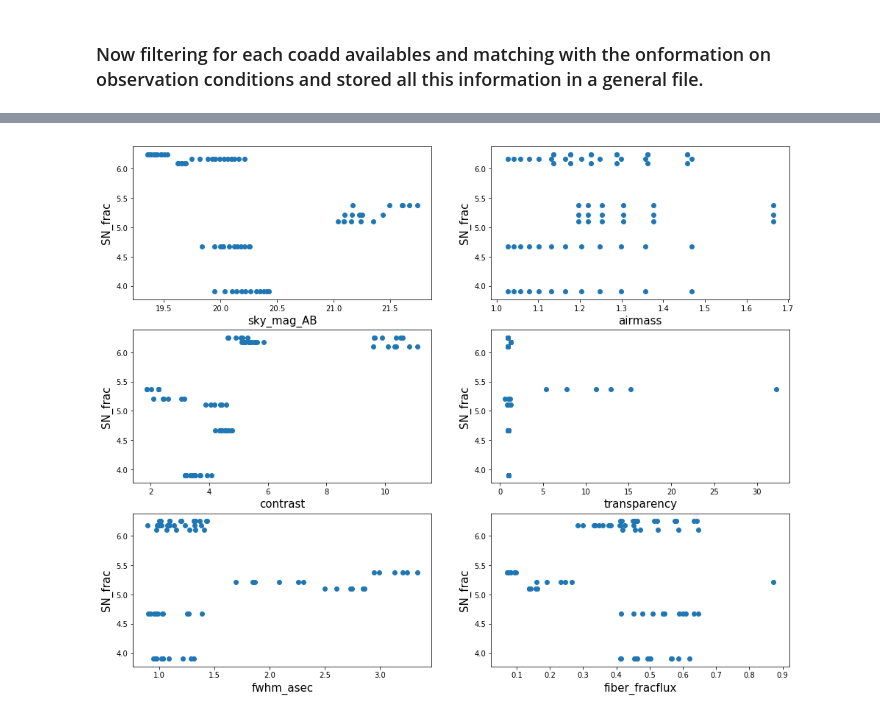
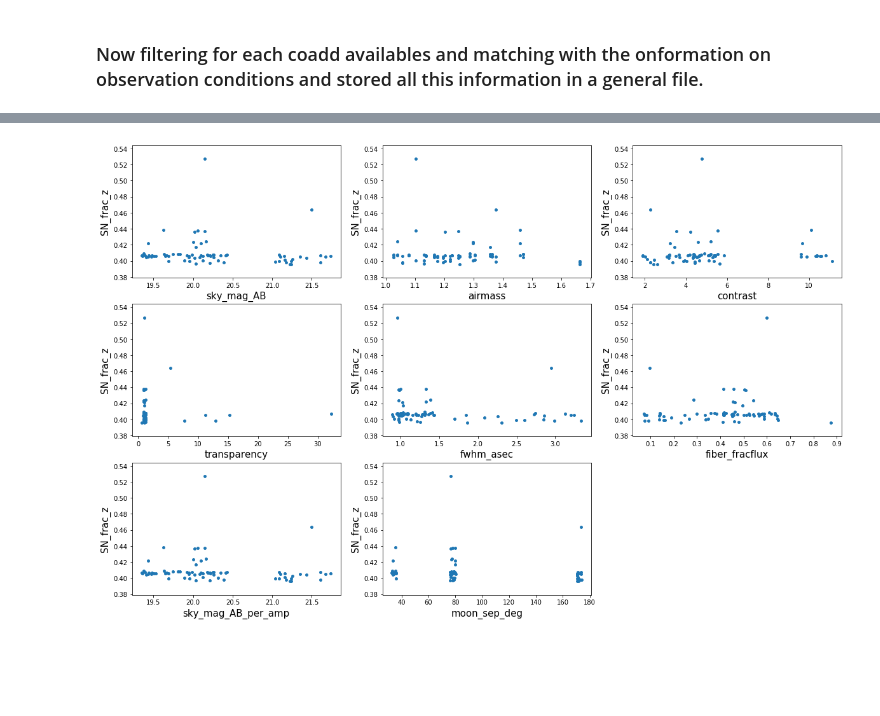
Before and after one commit to sierraporta/miniSV-inspection, a Jupyter notebook: obs_cond_sv2.ipynb, the cells around one changed output, grey strips where cells are left out. Drawn from its saved outputs; the diff is of its cells as text; code cells hidden in the pictures; blank space fills up the shorter version.

```diff
--- a/obs_cond_sv2.ipynb
+++ b/obs_cond_sv2.ipynb
@@ -151,6 +149,6 @@ For coadd:  coadd-66014-20200314-5-00055435.fits S/N fraction is =  5.2631578947
 # %% [markdown]
 ### Putting all this information in a separate file for make future comparisons.
 # %%
-results=pd.DataFrame({'tile':tile, 'day':day, 'petalloc':petalloc, 'expid':expid, 'SN_frac':SN_frac})
+results=pd.DataFrame({'tile':tile, 'day':day, 'petalloc':petalloc, 'expid':expid, 'SN_frac':SN_frac, 'SN_z':SN_z})
 # %%
 plt.figure(figsize=(8,6))
@@ -177,8 +175,8 @@ results.iloc[0][0]
 ### Now filtering for each coadd availables and matching with the onformation on observation conditions and stored all this information in a general file.
 # %%
 tile,day,petalloc,expid,SN_frac=[],[],[],[],[]
-sky_mag_AB,airmass,contrast,transparency,fwhm_asec,program,fiber_fracflux=[],[],[],[],[],[],[]
-sky_mag_AB_std,airmass_std,contrast_std,transparency_std,fwhm_asec_std,fiber_fracflux_std=[],[],[],[],[],[]
+sky_mag_AB,airmass,contrast,transparency,fwhm_asec,program,fiber_fracflux,sky_mag_AB_per_amp,moon_sep_deg=[],[],[],[],[],[],[],[],[]
+sky_mag_AB_std,airmass_std,contrast_std,transparency_std,fwhm_asec_std,fiber_fracflux_std,sky_mag_AB_per_amp_std,moon_sep_deg_std=[],[],[],[],[],[],[],[]
 for r in np.arange(0,len(results),1):
     isnight=cond_SV2["NIGHT"]==int(results.iloc[r][1])
     ispetal=cond_SV2["PETAL_LOC"]==int(results.iloc[r][2])
@@ -191,8 +189,10 @@ for r in np.arange(0,len(results),1):
         day.append(results.iloc[r][1])
         petalloc.append(results.iloc[r][2])
         expid.append(results.iloc[r][3])
-        SN_frac.append(results.iloc[r][4])
+        SN_frac.append(results.iloc[r][5])
         sky_mag_AB.append(np.nanmean(cond_SV2[isnight&ispetal&isexpid]["SKY_MAG_AB"]))
+        sky_mag_AB_per_amp.append(np.nanmean(cond_SV2[isnight&ispetal&isexpid]["SKY_MAG_AB_PER_AMP"]))
+        moon_sep_deg.append(np.nanmean(cond_SV2[isnight&ispetal&isexpid]["MOON_SEP_DEG"]))
         airmass.append(np.nanmean(cond_SV2[isnight&ispetal&isexpid]["AIRMASS"]))
         contrast.append(np.nanmean(cond_SV2[isnight&ispetal&isexpid]["CONTRAST"]))
         transparency.append(np.nanmean(cond_SV2[isnight&ispetal&isexpid]["TRANSPARENCY"]))
@@ -205,6 +205,8 @@ for r in np.arange(0,len(results),1):
         transparency_std.append(np.nanstd(cond_SV2[isnight&ispetal&isexpid]["TRANSPARENCY"]))
         fwhm_asec_std.append(np.nanstd(cond_SV2[isnight&ispetal&isexpid]["FWHM_ASEC"]))
         fiber_fracflux_std.append(np.nanstd(cond_SV2[isnight&ispetal&isexpid]["FIBER_FRACFLUX"]))
+        sky_mag_AB_per_amp_std.append(np.nanstd(cond_SV2[isnight&ispetal&isexpid]["SKY_MAG_AB_PER_AMP"]))
+        moon_sep_deg_std.append(np.nanstd(cond_SV2[isnight&ispetal&isexpid]["MOON_SEP_DEG"]))
 
 tile,day,petalloc,expid,SN_frac=np.array(tile),np.array(day),np.array(petalloc),np.array(expid),np.array(SN_frac)
 sky_mag_AB,airmass,contrast,transparency,fwhm_asec=np.array(sky_mag_AB),np.array(airmass),np.array(contrast),np.array(transparency),np.array(fwhm_asec)
@@ -212,10 +214,11 @@ sky_mag_AB_std,airmass_std,contrast_std=np.array(sky_mag_AB_std),np.array(airmas
 transparency_std,fwhm_asec_std=np.array(transparency_std),np.array(fwhm_asec_std)
 program=np.array(program)
 fiber_fracflux,fiber_fracflux_std=np.array(fiber_fracflux),np.array(fiber_fracflux_std)
-results_all=pd.DataFrame({'program':program, 'tile':tile, 'day':day, 'petalloc':petalloc, 'expid':expid, 'SN_frac':SN_frac, 'sky_mag_AB':sky_mag_AB, 'airmass':airmass,
+results_all=pd.DataFrame({'program':program, 'tile':tile, 'day':day, 'petalloc':petalloc, 'expid':expid, 'SN_frac':SN_frac, 'sky_mag_AB':sky_mag_AB,
+                          'airmass':airmass, 'sky_mag_AB_per_amp':sky_mag_AB_per_amp, 'moon_sep_deg':moon_sep_deg,
                       'contrast':contrast, 'transparency':transparency, 'fwhm_asec':fwhm_asec, 'fiber_fracflux':fiber_fracflux, 'sky_mag_AB_std':sky_mag_AB_std,
                           'airmass_std':airmass_std, 'contrast_std':contrast_std, 'transparency_std':transparency_std, 'fwhm_asec_std':fwhm_asec_std,
-                         'fiber_fracflux_std':fiber_fracflux_std})
+                         'fiber_fracflux_std':fiber_fracflux_std, 'sky_mag_AB_per_amp_std':sky_mag_AB_per_amp_std, 'moon_sep_deg_std':moon_sep_deg_std})
 # %% [output]
 20200304 3 53086 67 20.148015558173075 20.05817530917834 20.235817956515454
 20200225 7 52112 107 21.492212586420813 21.288205960237864 21.681045567858227
@@ -258,5 +261,5 @@ results_all
 # %%
-vars=['sky_mag_AB', 'airmass', 'contrast', 'transparency', 'fwhm_asec', 'fiber_fracflux']
+vars=['sky_mag_AB', 'airmass', 'contrast', 'transparency', 'fwhm_asec', 'fiber_fracflux', 'sky_mag_AB_per_amp', 'moon_sep_deg']
 # %%
 for i in vars:
     plt.figure(figsize=(8,6))
@@ -274,30 +279,38 @@ for i in vars:
 # %%
-plt.figure(figsize=(16,13))
-plt.subplot(3, 2, 1)
-plt.scatter(results_all[vars[0]],results_all["SN_frac"])
-plt.ylabel("SN_frac",fontsize=15)
+plt.figure(figsize=(20,13))
+plt.subplot(3, 3, 1)
+plt.scatter(results_all[vars[0]],results_all["SN_frac"],s=15)
+plt.ylabel("SN_frac_z",fontsize=15)
 plt.xlabel(vars[0],fontsize=15)
-plt.subplot(3, 2, 2)
-plt.scatter(results_all[vars[1]],results_all["SN_frac"])
-plt.ylabel("SN_frac",fontsize=15)
+plt.subplot(3, 3, 2)
+plt.scatter(results_all[vars[1]],results_all["SN_frac"],s=15)
+plt.ylabel("SN_frac_z",fontsize=15)
 plt.xlabel(vars[1],fontsize=15)
-plt.subplot(3, 2, 3)
-plt.scatter(results_all[vars[2]],results_all["SN_frac"])
-plt.ylabel("SN_frac",fontsize=15)
+plt.subplot(3, 3, 3)
+plt.scatter(results_all[vars[2]],results_all["SN_frac"],s=15)
+plt.ylabel("SN_frac_z",fontsize=15)
 plt.xlabel(vars[2],fontsize=15)
-plt.subplot(3, 2, 4)
-plt.scatter(results_all[vars[3]],results_all["SN_frac"])
-plt.ylabel("SN_frac",fontsize=15)
+plt.subplot(3, 3, 4)
+plt.scatter(results_all[vars[3]],results_all["SN_frac"],s=15)
+plt.ylabel("SN_frac_z",fontsize=15)
 plt.xlabel(vars[3],fontsize=15)
-plt.subplot(3, 2, 5)
-plt.scatter(results_all[vars[4]],results_all["SN_frac"])
-plt.ylabel("SN_frac",fontsize=15)
+plt.subplot(3, 3, 5)
+plt.scatter(results_all[vars[4]],results_all["SN_frac"],s=15)
+plt.ylabel("SN_frac_z",fontsize=15)
 plt.xlabel(vars[4],fontsize=15)
-plt.subplot(3, 2, 6)
-plt.scatter(results_all[vars[5]],results_all["SN_frac"])
-plt.ylabel("SN_frac",fontsize=15)
+plt.subplot(3, 3, 6)
+plt.scatter(results_all[vars[5]],results_all["SN_frac"],s=15)
+plt.ylabel("SN_frac_z",fontsize=15)
 plt.xlabel(vars[5],fontsize=15)
+plt.subplot(3, 3, 7)
+plt.scatter(results_all[vars[6]],results_all["SN_frac"],s=15)
+plt.ylabel("SN_frac_z",fontsize=15)
+plt.xlabel(vars[6],fontsize=15)
+plt.subplot(3, 3, 8)
+plt.scatter(results_all[vars[7]],results_all["SN_frac"],s=15)
+plt.ylabel("SN_frac_z",fontsize=15)
+plt.xlabel(vars[7],fontsize=15)
 
 plt.show()
 # %% [output]
-[figure, old version]
+[figure, new version]
```
Also changed, not shown: parts of 9 cells of this notebook.
